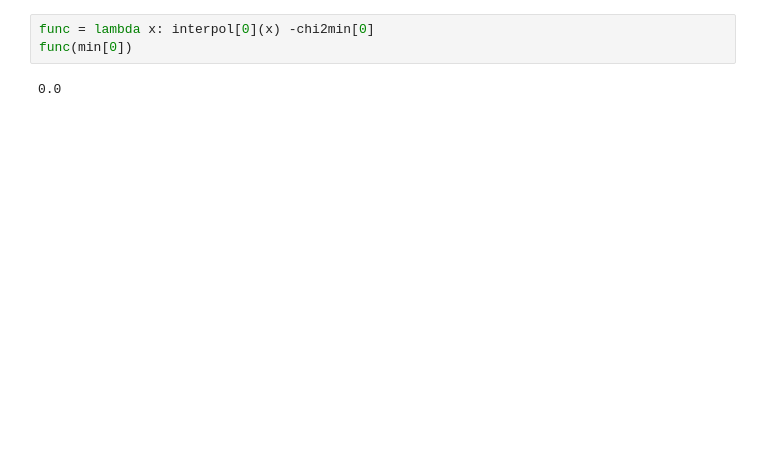
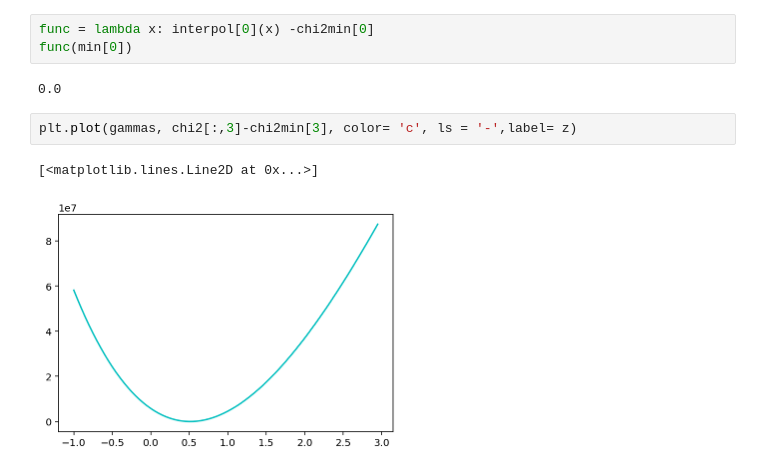
Before and after one commit to Sareva00/Tesi, a Jupyter notebook: GammaGW - Copia2.ipynb, the cells around one changed output. Saved outputs shown, nothing was run; the diff lists cells and outputs as text; blank space fills up the shorter version.

```diff
--- a/GammaGW - Copia2.ipynb
+++ b/GammaGW - Copia2.ipynb
@@ -187,4 +195,9 @@ func = lambda x: interpol[0](x) -chi2min[0]
 func(min[0])
 # %% [output]
 0.0
+# %%
+plt.plot(gammas, chi2[:,3]-chi2min[3], color= 'c', ls = '-',label= z)
+# %% [output]
+[<matplotlib.lines.Line2D at 0x...>]
+[figure, added]
 # %%
```
Also changed, not shown: parts of 12 cells of this notebook, 2 other files.
